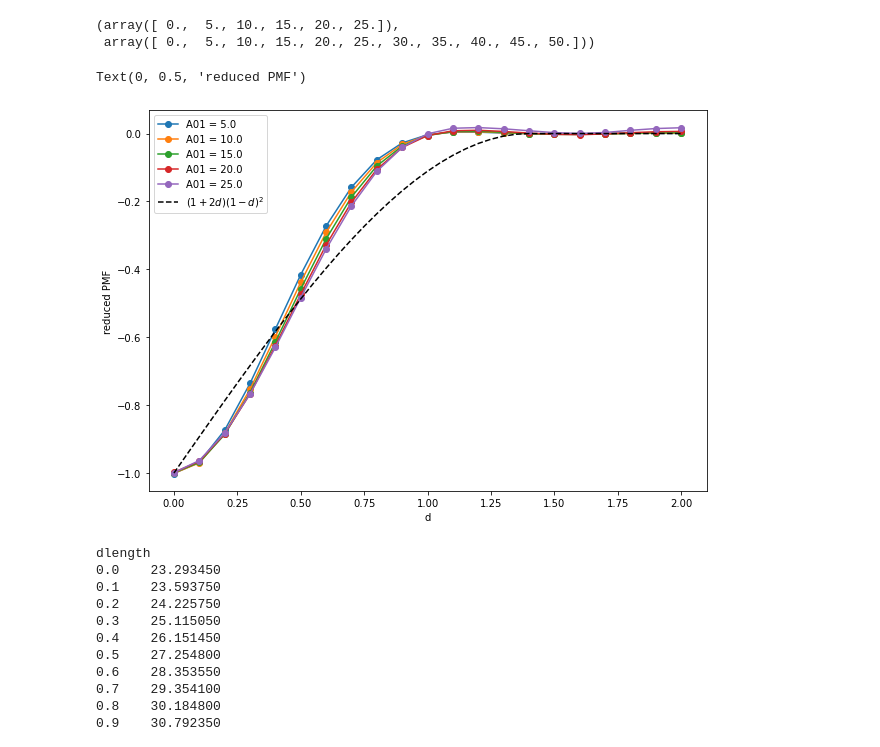
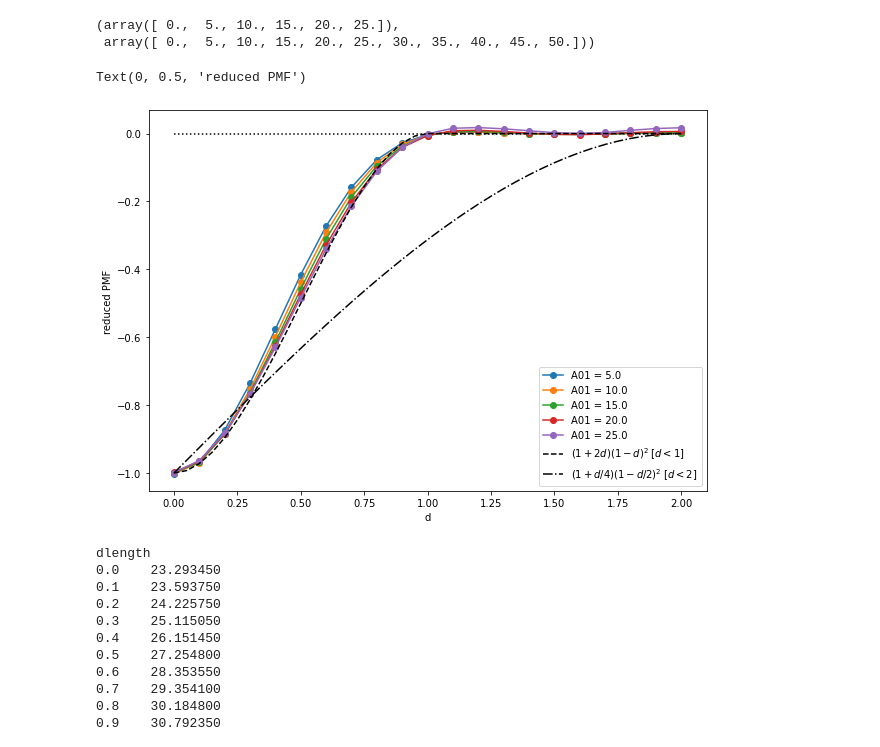
Before and after one commit to patrickbwarren/python3-HNC-solver, a Jupyter notebook: compare_dpd_hnc.ipynb, the cells around one changed output. Drawn from its saved outputs; the diff is of its cells as text; code cells hidden in the pictures.

```diff
--- a/compare_dpd_hnc.ipynb
+++ b/compare_dpd_hnc.ipynb
@@ -324,23 +324,26 @@ np.sort(dimer['A01'].unique()), np.sort(dimers['A01'].unique())
 (array([ 0.,  5., 10., 15., 20., 25.]),
  array([ 0.,  5., 10., 15., 20., 25., 30., 35., 40., 45., 50.]))
 # %%
-
+plt.plot([0, 2], [0, 0], 'k:')
 for A01 in np.linspace(5, 25, 5):
     slice = (dimer['quantity'] == 'mu') & (dimer['A01'] == A01)
     muexdim = dimer[slice].groupby('dlength').mean()['value']
     plt.plot(muexdim.index, (muexdim-2*muex[A01])/(2*muex[A01]-muex[2*A01]), 'o-', label=f'A01 = {A01}')
 
 d = np.linspace(0, 2, 41)
-R = 0.7
+g = (1+2*d)*(1-d)**2
+g[d>1] = 0
+plt.plot(d, -g, 'k--', label='$(1+2d)(1-d)^2\;[d < 1]$')
+R = 1
 vov = (1+d/(4*R))*(1-d/(2*R))**2
 vov[d>2*R] = 0
-plt.plot(d, -vov, 'k--', label='$(1+2d)(1-d)^2$')
+plt.plot(d, -vov, 'k-.', label='$(1+d/4)(1-d/2)^2\;[d<2]$')
 plt.legend()
 plt.xlabel('d')
 plt.ylabel('reduced PMF')
 # %% [output]
 Text(0, 0.5, 'reduced PMF')
-[figure, old version]
+[figure, new version]
 # %%
 slice = (dimers['quantity'] == 'mu') & (dimers['A01'] == 35)
 ser35 = dimers[slice][['dlength', 'value']].groupby('dlength').mean()['value']
```
Also changed, not shown: parts of 1 cell of this notebook, 3 other files.
